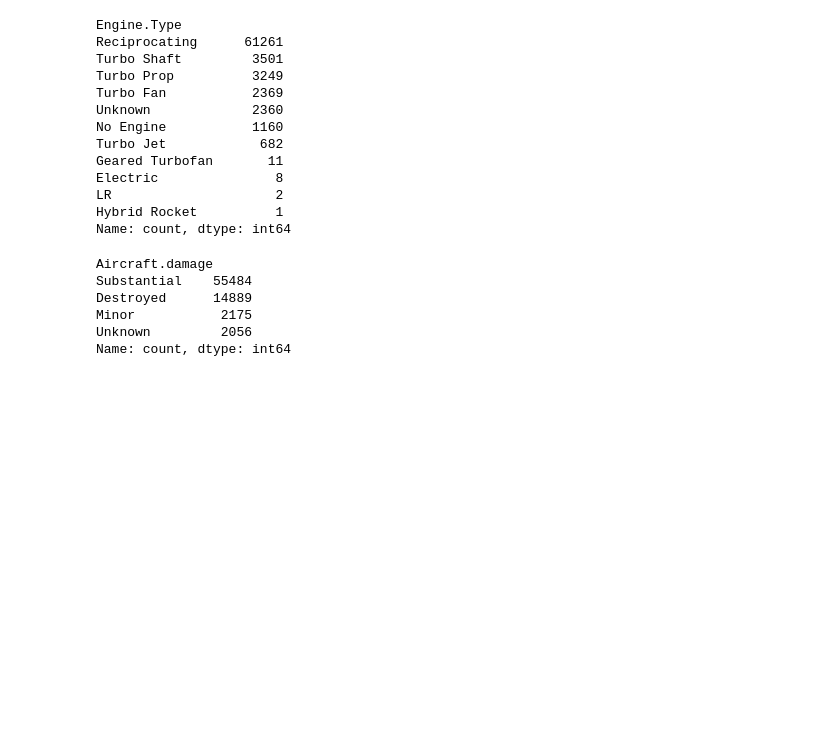
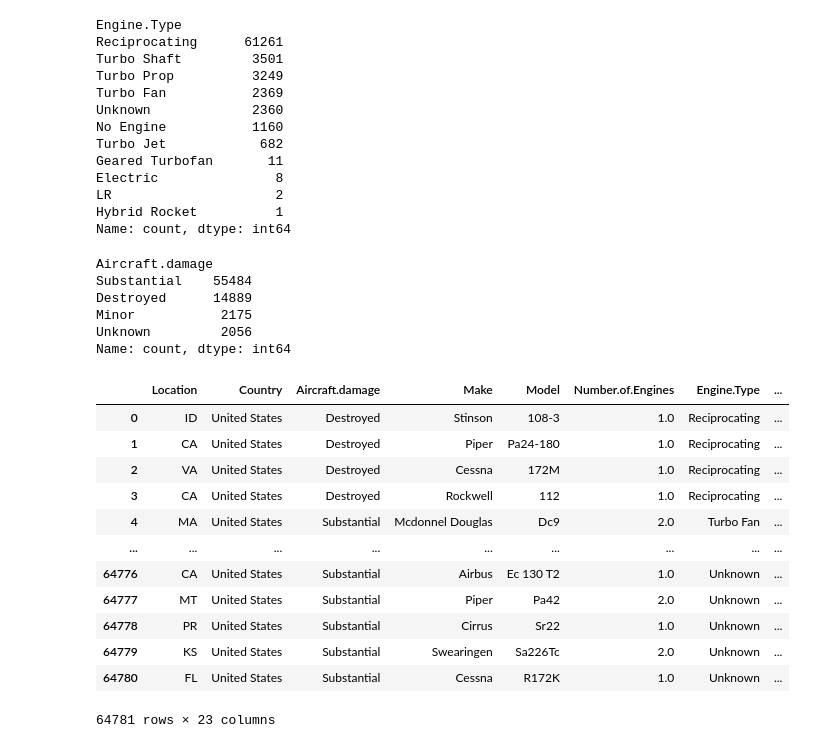
Before and after one commit to torederu/NTSB-Aviation-Analysis, a Jupyter notebook: tem/Data Cleaning Update.ipynb, the cells around one changed output. Saved outputs shown, nothing was run; the diff lists cells and outputs as text; code cells hidden in the pictures; blank space fills up the shorter version.

```diff
--- a/tem/Data Cleaning Update.ipynb
+++ b/tem/Data Cleaning Update.ipynb
@@ -172,6 +172,7 @@ Name: count, dtype: int64
 df['Event.Date'] = pd.to_datetime(df['Event.Date'])
 df['Event.Day'] = df['Event.Date'].map(lambda x: x.day)
 df['Event.Month'] = df['Event.Date'].map(lambda x: x.month)
+df['Event.Month.Name'] = df['Event.Date'].map(lambda x: x.month_name())
 df['Event.Year'] = df['Event.Date'].map(lambda x: x.year)
 df.drop(['Event.Date'], axis=1, inplace=True)
 # %%
@@ -207,5 +208,21 @@ df['Model'] = df['Model'].str.title().fillna('UNKNOWN')
 # %%
 df_priv = df[df['Airplane.Type'] == 'Private'].reset_index(drop = True)
 df_comm = df[df['Airplane.Type'] == 'Commercial'].reset_index(drop = True)
+# %%
+df_priv
+# %% [output]
+|  | Location | Country | Aircraft.damage | Make | Model | Number.of.Engines | Engine.Type | ... |
+| 0 | ID | United States | Destroyed | Stinson | 108-3 | 1.0 | Reciprocating | ... |
+| 1 | CA | United States | Destroyed | Piper | Pa24-180 | 1.0 | Reciprocating | ... |
+| 2 | VA | United States | Destroyed | Cessna | 172M | 1.0 | Reciprocating | ... |
+| 3 | CA | United States | Destroyed | Rockwell | 112 | 1.0 | Reciprocating | ... |
+| 4 | MA | United States | Substantial | Mcdonnel Douglas | Dc9 | 2.0 | Turbo Fan | ... |
+| ... | ... | ... | ... | ... | ... | ... | ... | ... |
+| 64776 | CA | United States | Substantial | Airbus | Ec 130 T2 | 1.0 | Unknown | ... |
+| 64777 | MT | United States | Substantial | Piper | Pa42 | 2.0 | Unknown | ... |
+| 64778 | PR | United States | Substantial | Cirrus | Sr22 | 1.0 | Unknown | ... |
+| 64779 | KS | United States | Substantial | Swearingen | Sa226Tc | 2.0 | Unknown | ... |
+| 64780 | FL | United States | Substantial | Cessna | R172K | 1.0 | Unknown | ... |
+64781 rows × 23 columns
 # %%
 df_priv.to_csv('priv_data_clean.csv', index_label = 'index')
```
Also changed, not shown: parts of 1 cell of this notebook, 6 other files.
